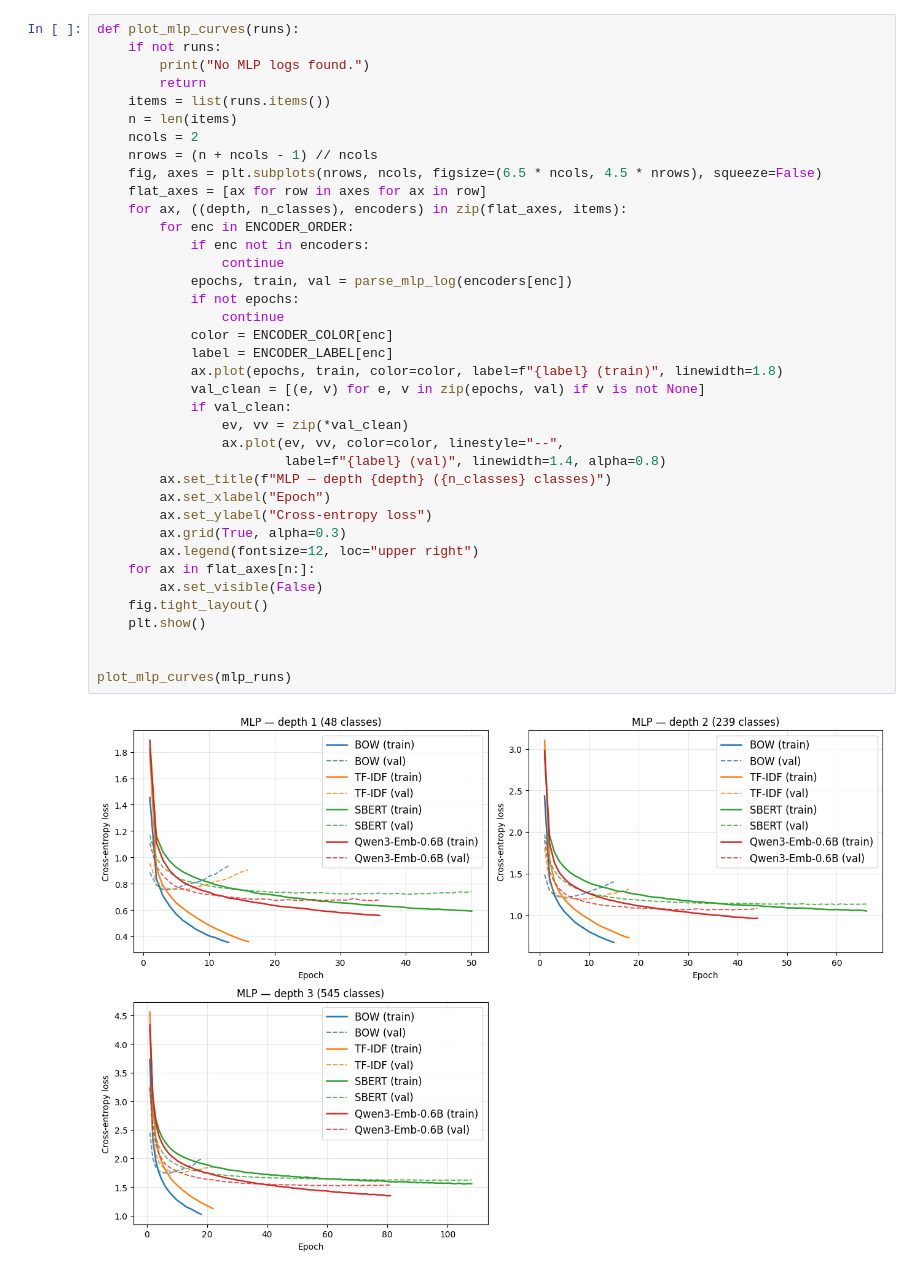
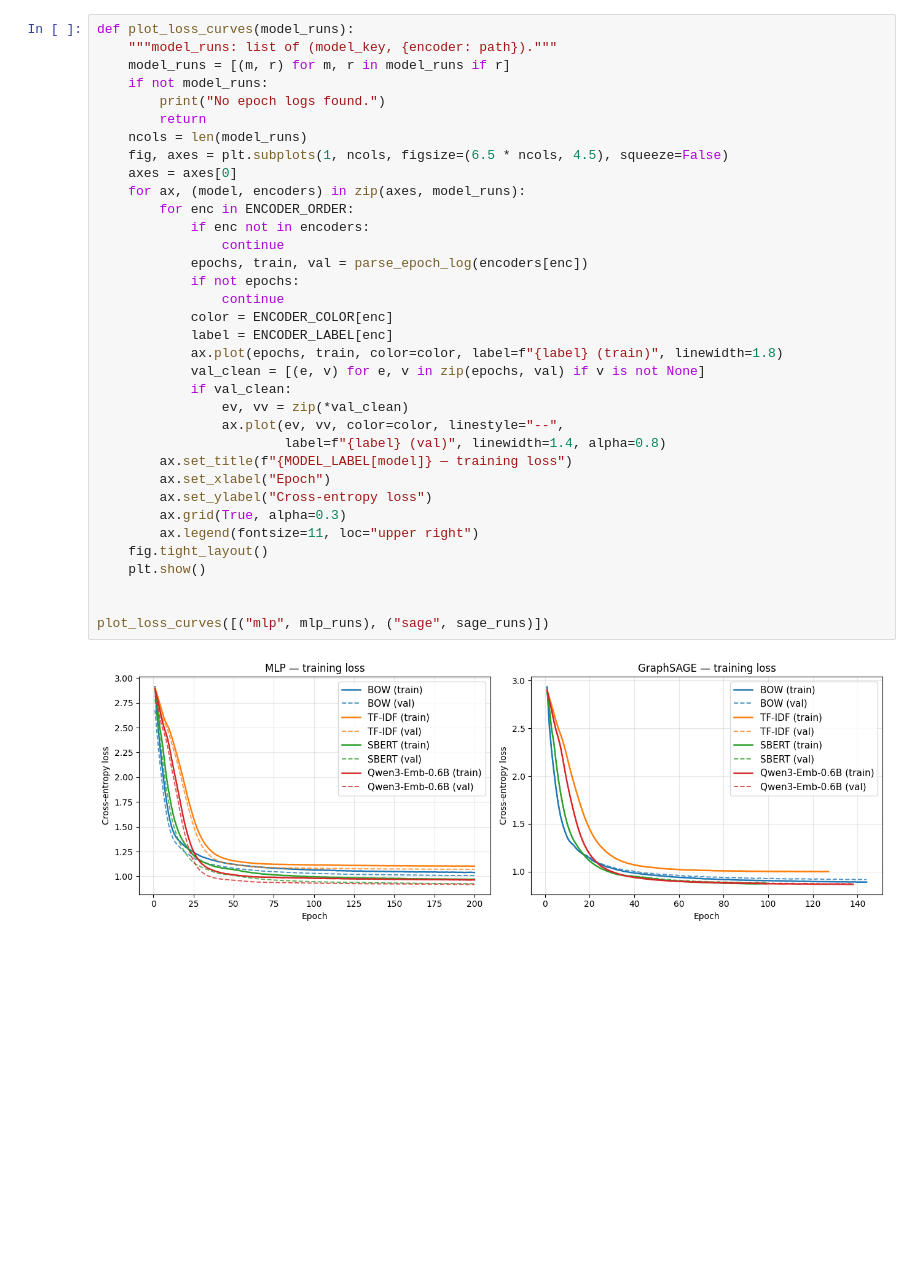
Before and after one commit to guilhermeRaibolt/gnn-embeddings, a Jupyter notebook: results.ipynb, the cells around one changed output. Saved outputs shown, nothing was run; the diff lists cells and outputs as text; blank space fills up the shorter version.

Commit message:
add results plot

```diff
--- a/results.ipynb
+++ b/results.ipynb
@@ -105,41 +97,38 @@ One subplot per label depth. Solid lines: train loss. Dashed lines: validation l
 # %%
-def plot_mlp_curves(runs):
-    if not runs:
-        print("No MLP logs found.")
+def plot_loss_curves(model_runs):
+    """model_runs: list of (model_key, {encoder: path})."""
+    model_runs = [(m, r) for m, r in model_runs if r]
+    if not model_runs:
+        print("No epoch logs found.")
         return
-    items = list(runs.items())
-    n = len(items)
-    ncols = 2
-    nrows = (n + ncols - 1) // ncols
-    fig, axes = plt.subplots(nrows, ncols, figsize=(6.5 * ncols, 4.5 * nrows), squeeze=False)
-    flat_axes = [ax for row in axes for ax in row]
-    for ax, ((depth, n_classes), encoders) in zip(flat_axes, items):
+    ncols = len(model_runs)
+    fig, axes = plt.subplots(1, ncols, figsize=(6.5 * ncols, 4.5), squeeze=False)
+    axes = axes[0]
+    for ax, (model, encoders) in zip(axes, model_runs):
         for enc in ENCODER_ORDER:
             if enc not in encoders:
                 continue
-            epochs, train, val = parse_mlp_log(encoders[enc])
+            epochs, train, val = parse_epoch_log(encoders[enc])
             if not epochs:
                 continue
             color = ENCODER_COLOR[enc]
             label = ENCODER_LABEL[enc]
             ax.plot(epochs, train, color=color, label=f"{label} (train)", linewidth=1.8)
             val_clean = [(e, v) for e, v in zip(epochs, val) if v is not None]
             if val_clean:
                 ev, vv = zip(*val_clean)
                 ax.plot(ev, vv, color=color, linestyle="--",
                         label=f"{label} (val)", linewidth=1.4, alpha=0.8)
-        ax.set_title(f"MLP — depth {depth} ({n_classes} classes)")
+        ax.set_title(f"{MODEL_LABEL[model]} — training loss")
         ax.set_xlabel("Epoch")
         ax.set_ylabel("Cross-entropy loss")
         ax.grid(True, alpha=0.3)
-        ax.legend(fontsize=12, loc="upper right")
-    for ax in flat_axes[n:]:
-        ax.set_visible(False)
+        ax.legend(fontsize=11, loc="upper right")
     fig.tight_layout()
     plt.show()
 
 
-plot_mlp_curves(mlp_runs)
+plot_loss_curves([("mlp", mlp_runs), ("sage", sage_runs)])
 # %% [output]
-[figure, old version]
+[figure, new version]
 # %% [markdown]
```
Also changed, not shown: parts of 11 cells of this notebook.
